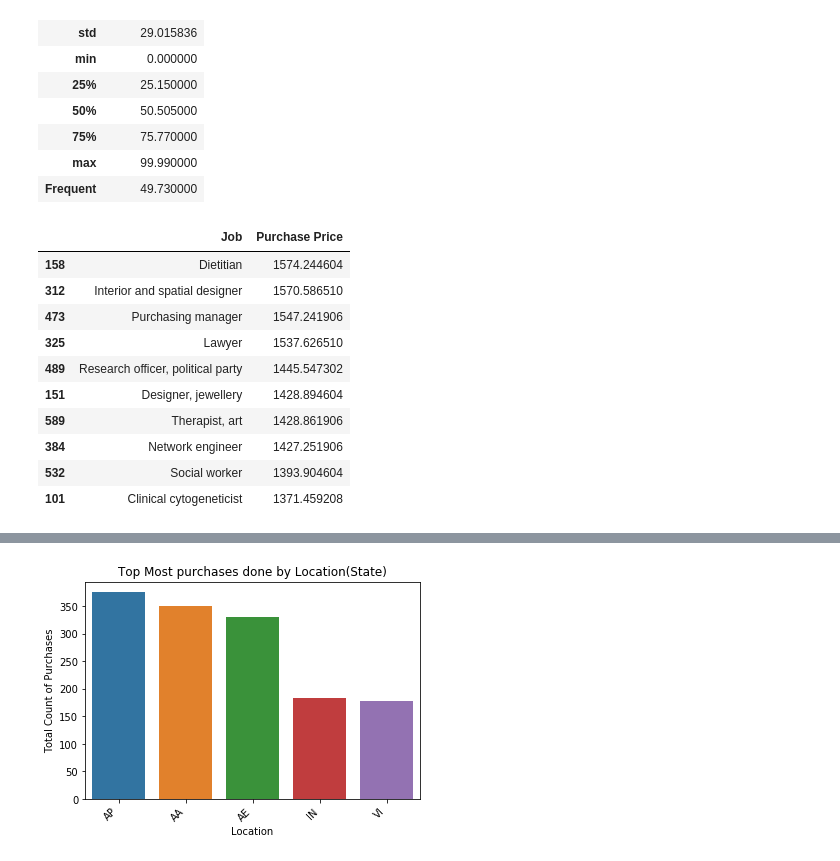
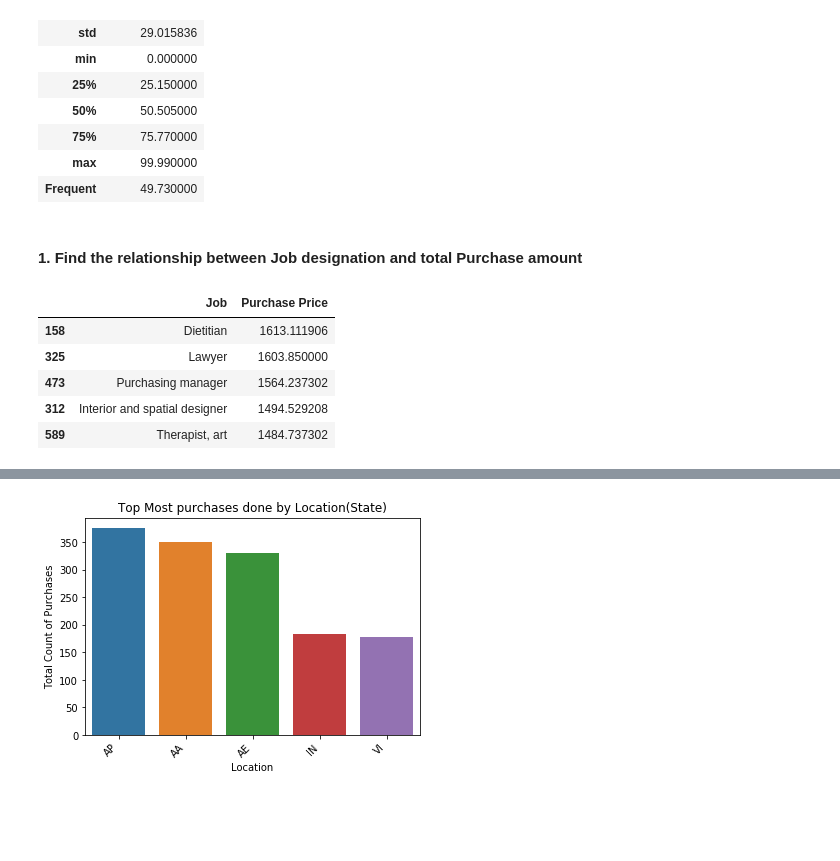
Before and after one commit to RajeshRamachander/ecom, a Jupyter notebook: ecom_eda.ipynb, the cells around one changed output, grey strips where cells are left out. Saved outputs shown, nothing was run; the diff lists cells and outputs as text; code cells hidden in the pictures; blank space fills up the shorter version.

```diff
--- a/ecom_eda.ipynb
+++ b/ecom_eda.ipynb
@@ -425,20 +419,17 @@ unimputed.describe_col('Purchase Price')
 | Frequent | 49.730000 |
 # %%
 df = mean_imputed.get_data_frame()
+# %% [markdown]
+#### 1. Find the relationship between Job designation and total Purchase amount
 # %%
 job = df.groupby(by=['Job'], as_index=False)['Purchase Price'].sum()#group by Job and sort by total purchase amount
 
-res1= job.sort_values(by='Purchase Price', ascending=False).iloc[:10,:]
+res1= job.sort_values(by='Purchase Price', ascending=False).iloc[:5,:] #get top 5 profession and corresponding purchase
 res1 #On first sight it looks like dietitian is the designation that is spending the most amount
 # %% [output]
 |  | Job | Purchase Price |
-| 158 | Dietitian | 1574.244604 |
-| 312 | Interior and spatial designer | 1570.586510 |
-| 473 | Purchasing manager | 1547.241906 |
-| 325 | Lawyer | 1537.626510 |
-| 489 | Research officer, political party | 1445.547302 |
-| 151 | Designer, jewellery | 1428.894604 |
-| 589 | Therapist, art | 1428.861906 |
-| 384 | Network engineer | 1427.251906 |
-| 532 | Social worker | 1393.904604 |
-| 101 | Clinical cytogeneticist | 1371.459208 |
+| 158 | Dietitian | 1613.111906 |
+| 325 | Lawyer | 1603.850000 |
+| 473 | Purchasing manager | 1564.237302 |
+| 312 | Interior and spatial designer | 1494.529208 |
+| 589 | Therapist, art | 1484.737302 |
```
Also changed, not shown: parts of 30 cells of this notebook, 3 other files.
